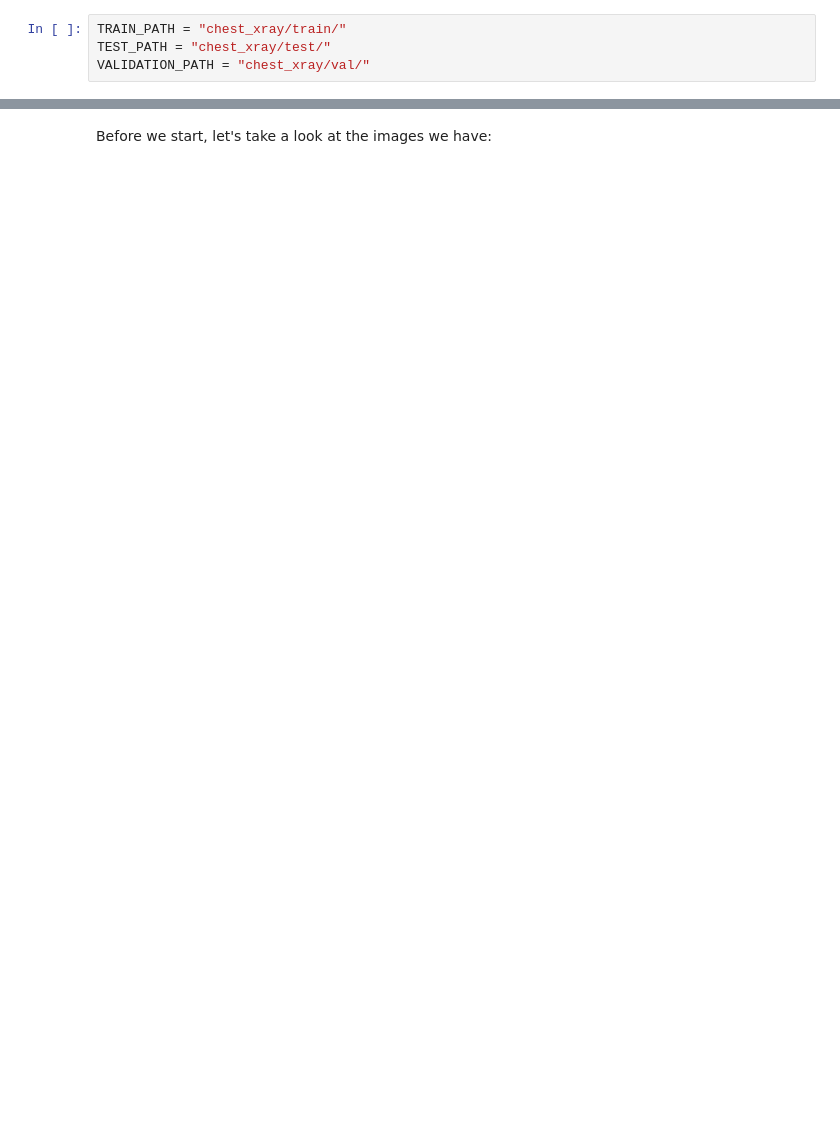
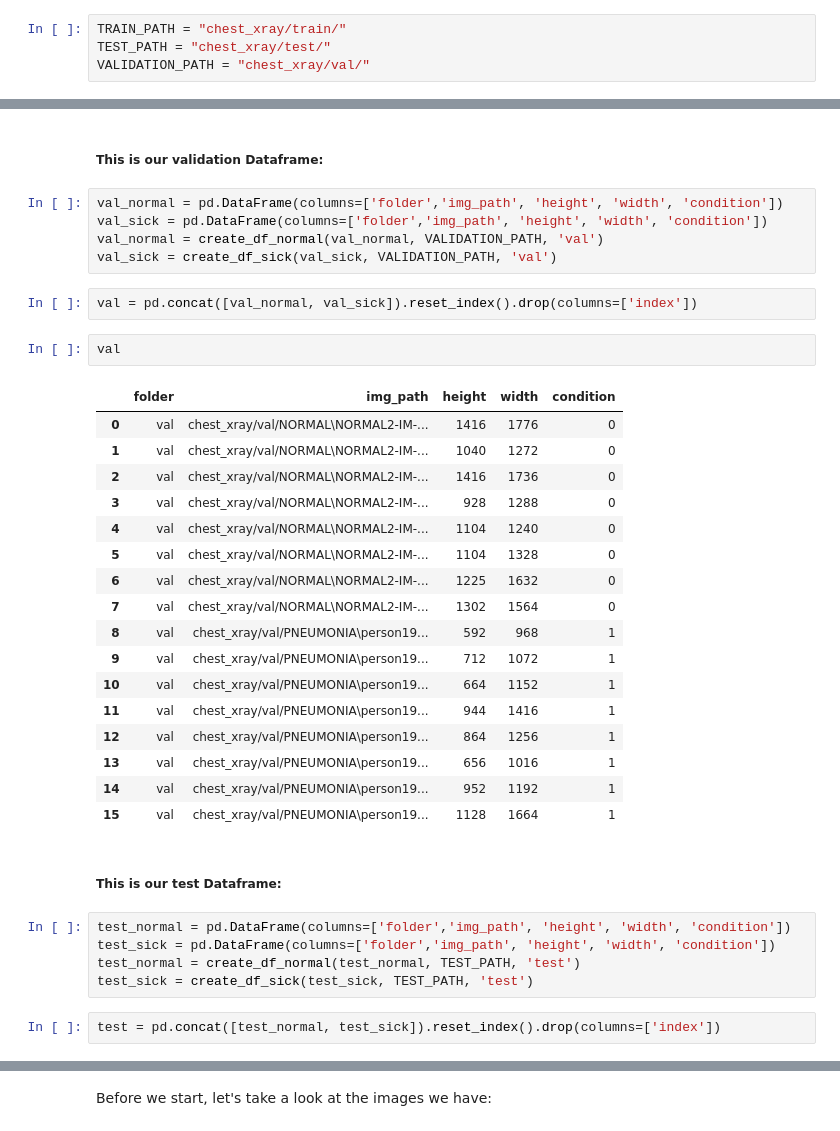
Before and after one commit to Zivbz/Kaggle---project---Xray-scans, a Jupyter notebook: chest_xray_project.ipynb, the cells around one changed output, grey strips where cells are left out. Saved outputs shown, nothing was run; the diff lists cells and outputs as text; blank space fills up the shorter version.

```diff
--- a/chest_xray_project.ipynb
+++ b/chest_xray_project.ipynb
@@ -72,0 +169,38 @@ VALIDATION_PATH = "chest_xray/val/"
+# %% [markdown]
+##### This is our validation Dataframe:
+# %%
+val_normal = pd.DataFrame(columns=['folder','img_path', 'height', 'width', 'condition'])
+val_sick = pd.DataFrame(columns=['folder','img_path', 'height', 'width', 'condition'])
+val_normal = create_df_normal(val_normal, VALIDATION_PATH, 'val')
+val_sick = create_df_sick(val_sick, VALIDATION_PATH, 'val')
+# %%
+val = pd.concat([val_normal, val_sick]).reset_index().drop(columns=['index'])
+# %%
+val
+# %% [output]
+|  | folder | img_path | height | width | condition |
+| 0 | val | chest_xray/val/NORMAL\NORMAL2-IM-... | 1416 | 1776 | 0 |
+| 1 | val | chest_xray/val/NORMAL\NORMAL2-IM-... | 1040 | 1272 | 0 |
+| 2 | val | chest_xray/val/NORMAL\NORMAL2-IM-... | 1416 | 1736 | 0 |
+| 3 | val | chest_xray/val/NORMAL\NORMAL2-IM-... | 928 | 1288 | 0 |
+| 4 | val | chest_xray/val/NORMAL\NORMAL2-IM-... | 1104 | 1240 | 0 |
+| 5 | val | chest_xray/val/NORMAL\NORMAL2-IM-... | 1104 | 1328 | 0 |
+| 6 | val | chest_xray/val/NORMAL\NORMAL2-IM-... | 1225 | 1632 | 0 |
+| 7 | val | chest_xray/val/NORMAL\NORMAL2-IM-... | 1302 | 1564 | 0 |
+| 8 | val | chest_xray/val/PNEUMONIA\person19... | 592 | 968 | 1 |
+| 9 | val | chest_xray/val/PNEUMONIA\person19... | 712 | 1072 | 1 |
+| 10 | val | chest_xray/val/PNEUMONIA\person19... | 664 | 1152 | 1 |
+| 11 | val | chest_xray/val/PNEUMONIA\person19... | 944 | 1416 | 1 |
+| 12 | val | chest_xray/val/PNEUMONIA\person19... | 864 | 1256 | 1 |
+| 13 | val | chest_xray/val/PNEUMONIA\person19... | 656 | 1016 | 1 |
+| 14 | val | chest_xray/val/PNEUMONIA\person19... | 952 | 1192 | 1 |
+| 15 | val | chest_xray/val/PNEUMONIA\person19... | 1128 | 1664 | 1 |
+# %% [markdown]
+##### This is our test Dataframe:
+# %%
+test_normal = pd.DataFrame(columns=['folder','img_path', 'height', 'width', 'condition'])
+test_sick = pd.DataFrame(columns=['folder','img_path', 'height', 'width', 'condition'])
+test_normal = create_df_normal(test_normal, TEST_PATH, 'test')
+test_sick = create_df_sick(test_sick, TEST_PATH, 'test')
+# %%
+test = pd.concat([test_normal, test_sick]).reset_index().drop(columns=['index'])
```
Also changed, not shown: parts of 31 cells of this notebook.
